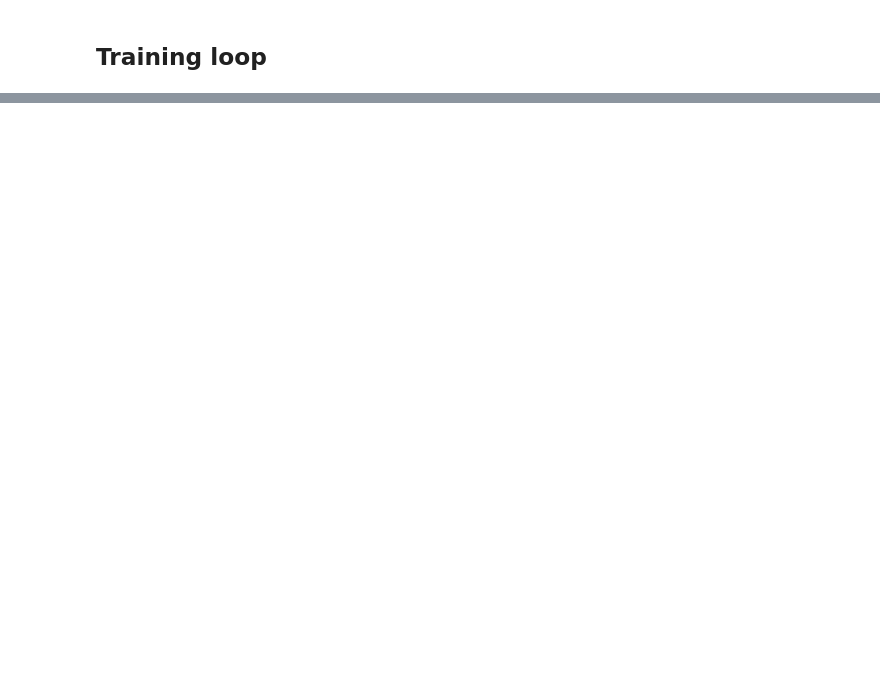
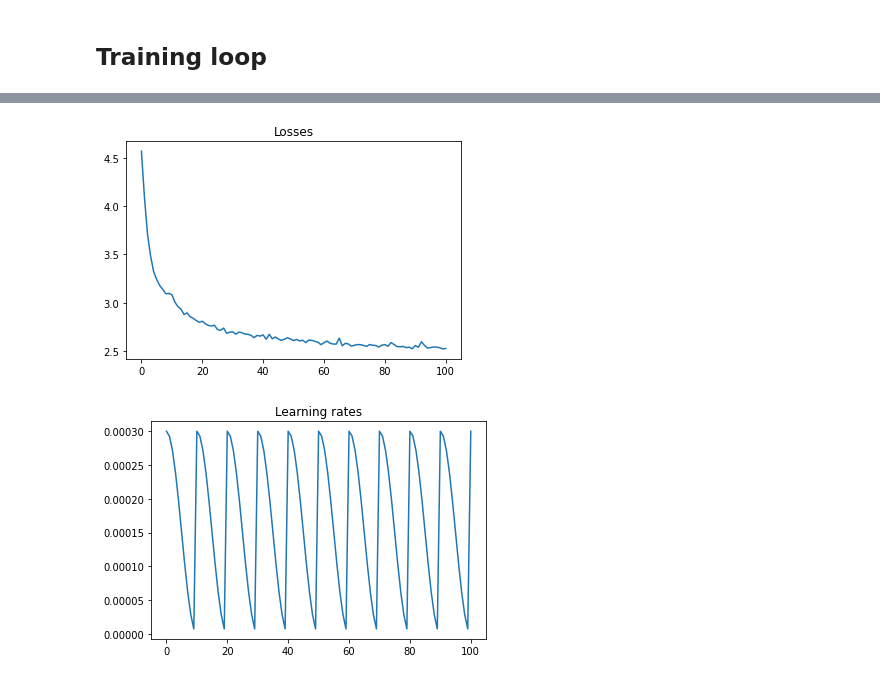
Before and after one commit to Molten-Ice/Deep-Learning, a Jupyter notebook: gpt_parallelized.ipynb, the cells around one changed output, grey strips where cells are left out. Cells and saved outputs as stored; diff of their text form; code cells hidden in the pictures; blank space fills up the shorter version.

Commit message:
Cosine Annealing with warm restarts added

```diff
--- a/gpt_parallelized.ipynb
+++ b/gpt_parallelized.ipynb
@@ -13,12 +13,12 @@ block_size = 256 # what is the maximum context lengths?
 
 max_iterations = 5001 # training iterations
 eval_interval = 1000 # how often to print out loss & accuracy
-eval_iterations = 200 # how many batches to check during evaluation
-
-learning_rate = 3e-4
-dropout = 0.2
+eval_iterations = 50 # how many batches to check during evaluation
 
 train_split = 0.9
+
+dropout = 0.2
+# learning_rate = 3e-4
 
 n_heads = 6
 n_embedding = 384 # each head has dim 64 (=384/6)
@@ -110,7 +110,7 @@ def get_batches(split='train') -> tuple:
 xb, yb = get_batches()
 print(xb.shape, yb.shape)
 
-def evaluate_model(model):
+def evaluate_model(model, eval_iterations = eval_iterations):
   t_eval = time.time()
   model.eval()
   with torch.inference_mode():
@@ -284,25 +283,38 @@ hkA*ikE?S7zA81#o'c'qRX'(\F—KiAy
 # %% [markdown]
 ## Training loop
+# %%
+### Training loop
+learning_rate = 3e-4
+
+optimizer = torch.optim.AdamW(params = gpt_model.parameters(), lr = learning_rate)
+# scheduler = torch.optim.lr_scheduler.CosineAnnealingLR(optimizer, T_max=10, eta_min=0, last_epoch=-1, verbose=False)
+scheduler = torch.optim.lr_scheduler.CosineAnnealingWarmRestarts(optimizer, T_0 = 10)
 # %%
-### Training loop
-optimizer = torch.optim.AdamW(params = gpt_model.parameters(), lr = learning_rate)
+losses = []
+lrs = []
 
 t_train = time.time()
 t_train_full = time.time()
 print(f"n_heads:{n_heads} | n_embedding: {n_embedding} | n_layer: {n_layer} num_params: {sum(p.numel() for p in gpt_model.parameters())/1e6:.4f} Million Parameters")
 print("---------TRAIN----------|-----------TEST-----------|--TIMING----------")
 print("loss     top@1    top@5 |  loss     top@1    top@5 |  eval_time")
-for i in range(max_iterations):
+# for i in range(max_iterations):
+for i in range(101):
   xb, yb = get_batches()
   logits, loss = gpt_model(xb, yb)
-  if i % eval_interval == 0:
+  # if i % eval_interval == 0:
+  if i % 100 == 0:
     train_time = time.time()-t_train
     print(evaluate_model(gpt_model) + f" ### iter: {i} | loss: {loss.item():.4f} | train interval: {train_time:.2f} seconds")
     t_train = time.time()
 
+  losses.append(loss.item())
+  lrs.append(scheduler.get_last_lr())
+
   optimizer.zero_grad(set_to_none=True)
   loss.backward()
   optimizer.step()
+  scheduler.step()
 
 print()
 print(f"Time taken for {max_iterations} iterations: {time.time()-t_train_full:.2f} seconds")
@@ -329,3 +329,17 @@ Time taken for 5001 iterations: 1770.78 seconds
+# %%
+import matplotlib.pyplot as plt
+
+
+plt.plot(losses)
+plt.title("Losses")
+plt.show()
+
+plt.plot(lrs)
+plt.title("Learning rates")
+plt.show()
+# %% [output]
+[figure, added]
+[figure, added]
 # %%
 # n_heads:6 | n_embedding: 384 | n_layer: 1 num_params: 1.9381 Million Parameters
 # ---------TRAIN----------|-----------TEST-----------|--TIMING----------
```
Also changed, not shown: parts of 6 cells of this notebook.
